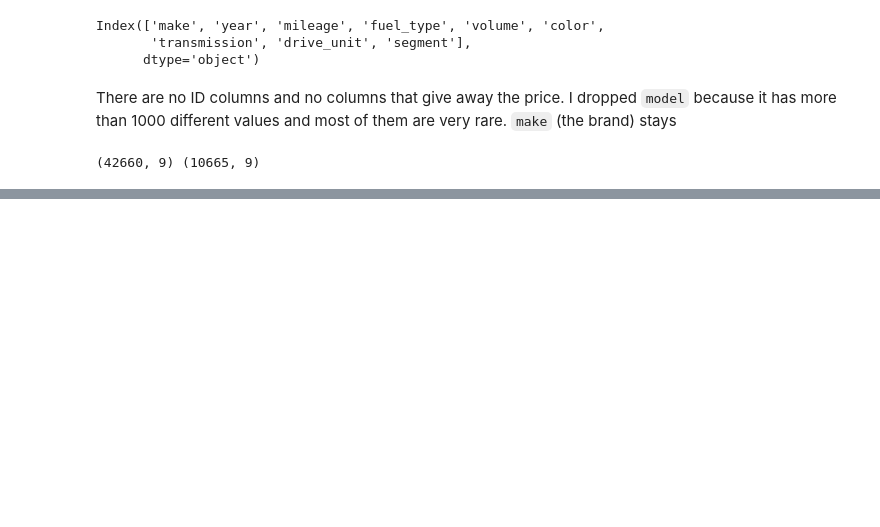
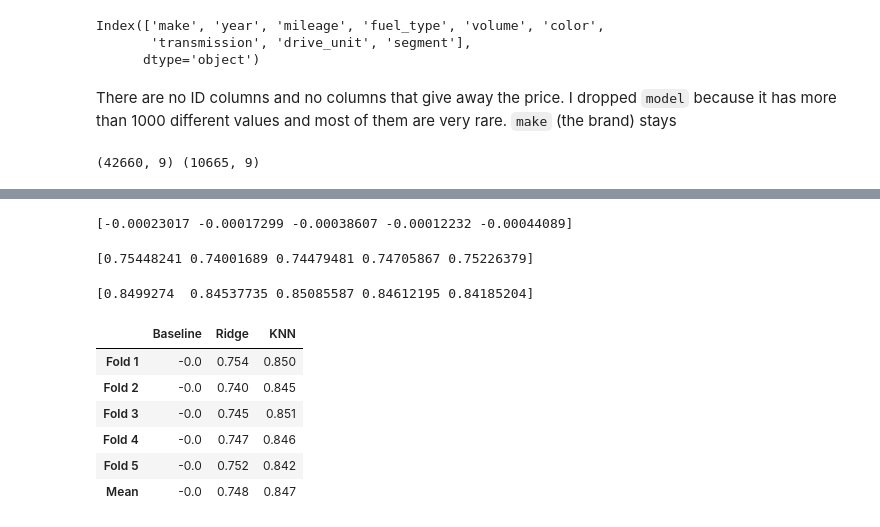
Before and after one commit to AdilkhanEEAIR/machines_predict_ml, a Jupyter notebook: adilkhan.ipynb, the cells around one changed output, grey strips where cells are left out. Saved outputs shown, nothing was run; the diff lists cells and outputs as text; code cells hidden in the pictures; blank space fills up the shorter version.

```diff
--- a/adilkhan.ipynb
+++ b/adilkhan.ipynb
@@ -234,0 +246,34 @@ preprocess = ColumnTransformer([('num', num_pipe, num_cols), ('cat', cat_pipe, c
+# %%
+kf = KFold(n_splits=5, shuffle=True, random_state=42)
+# %%
+baseline_scores = cross_val_score(baseline, X_train, y_train, cv=kf, scoring="r2")
+print(baseline_scores)
+# %% [output]
+[-0.00023017 -0.00017299 -0.00038607 -0.00012232 -0.00044089]
+# %%
+ridge_scores = cross_val_score(ridge, X_train, y_train, cv=kf, scoring="r2")
+print(ridge_scores)
+# %% [output]
+[0.75448241 0.74001689 0.74479481 0.74705867 0.75226379]
+# %%
+knn_scores = cross_val_score(knn, X_train, y_train, cv=kf, scoring="r2")
+print(knn_scores)
+# %% [output]
+[0.8499274  0.84537735 0.85085587 0.84612195 0.84185204]
+# %%
+cv_table = pd.DataFrame({
+    "Baseline": baseline_scores,
+    "Ridge": ridge_scores,
+    "KNN": knn_scores
+})
+cv_table.index = ['Fold 1', 'Fold 2', 'Fold 3', 'Fold 4', 'Fold 5']
+cv_table.loc['Mean'] = cv_table.mean()
+cv_table.round(3)
+# %% [output]
+|  | Baseline | Ridge | KNN |
+| Fold 1 | -0.0 | 0.754 | 0.850 |
+| Fold 2 | -0.0 | 0.740 | 0.845 |
+| Fold 3 | -0.0 | 0.745 | 0.851 |
+| Fold 4 | -0.0 | 0.747 | 0.846 |
+| Fold 5 | -0.0 | 0.752 | 0.842 |
+| Mean | -0.0 | 0.748 | 0.847 |
```
Also changed, not shown: parts of 6 cells of this notebook.
